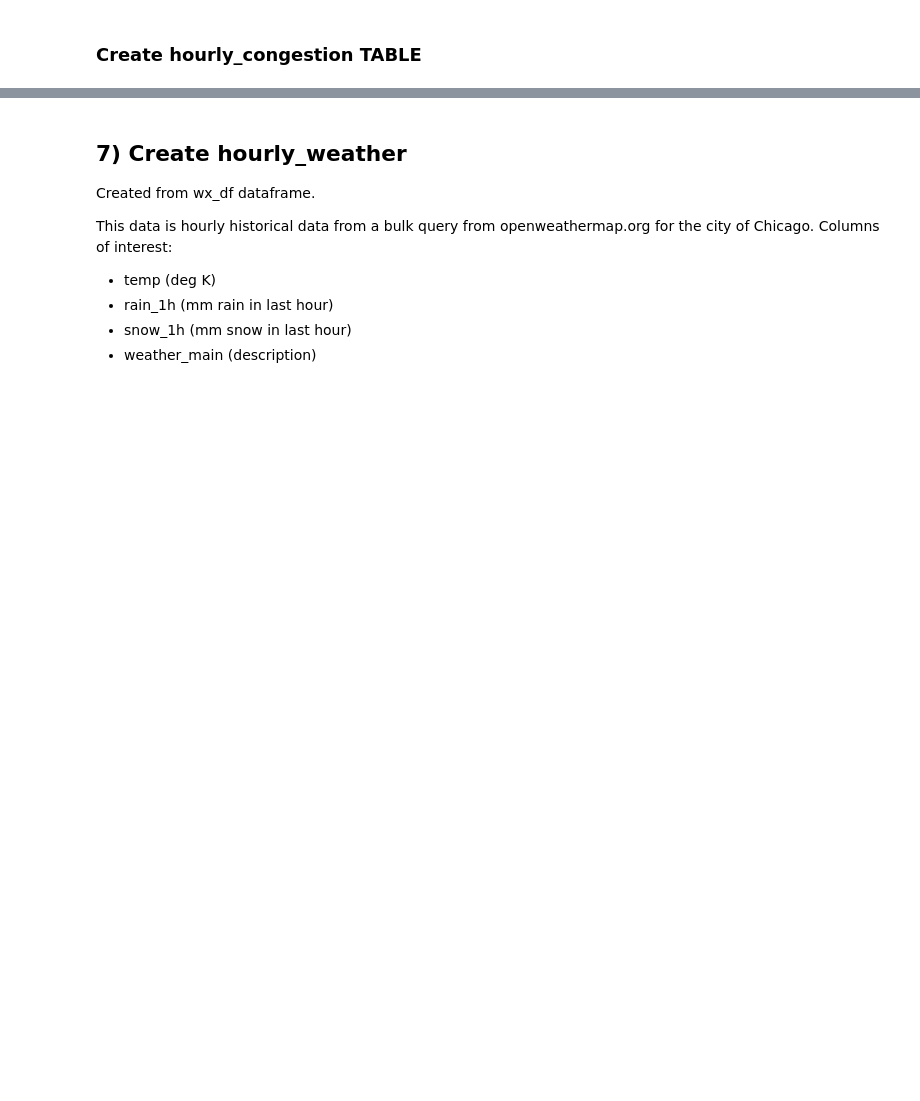
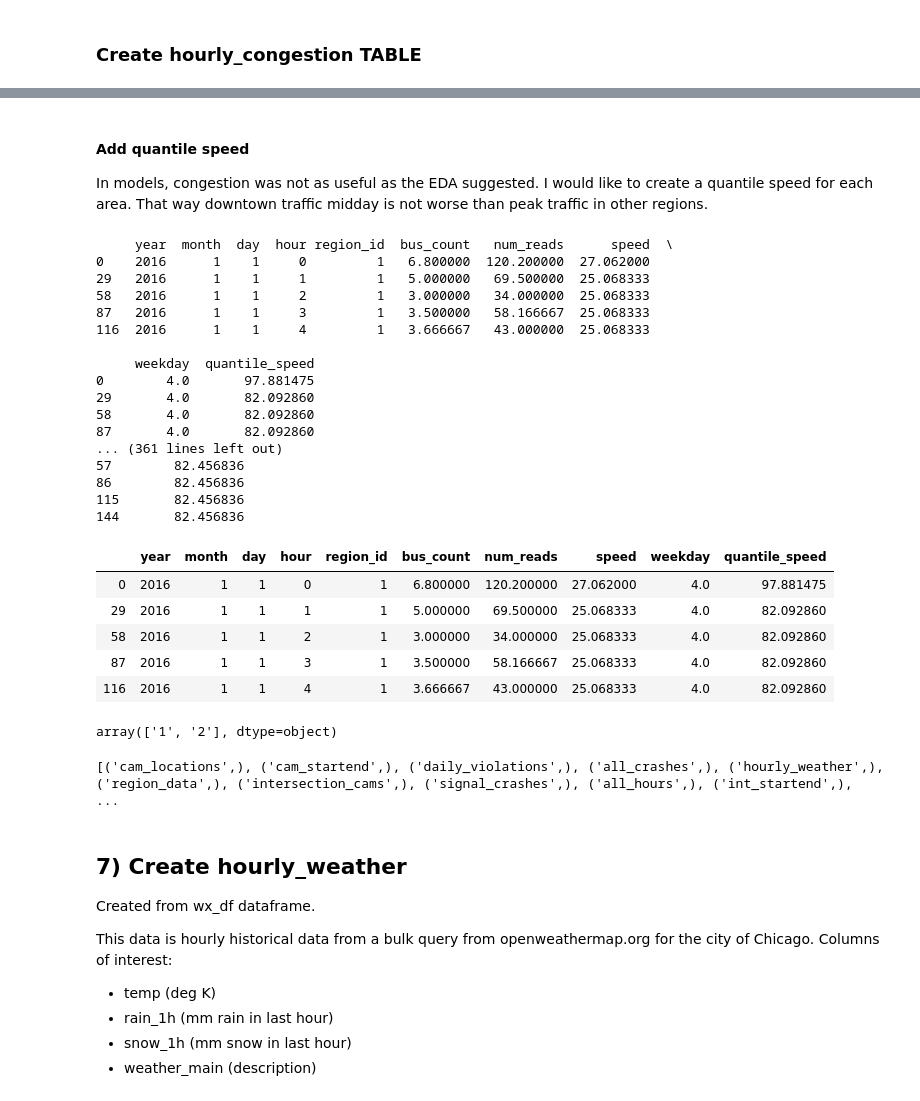
Before and after one commit to sciencelee/chicago-red-light-cameras, a Jupyter notebook: 01-build-db.ipynb, the cells around one changed output, grey strips where cells are left out. Cells and saved outputs as stored; diff of their text form; code cells hidden in the pictures; blank space fills up the shorter version.

Commit message:
cleaned up EDA and added congestion to hourly_congestion table

```diff
--- a/01-build-db.ipynb
+++ b/01-build-db.ipynb
@@ -1154,3 +1154,65 @@ make_table(all_traffic, 'hourly_congestion', c, conn)
+# %% [markdown]
+#### Add quantile speed
+In models, congestion was not as useful as the EDA suggested.  I would like to create a quantile speed for each area.  That way downtown traffic midday is not worse than peak traffic in other regions.
+# %%
+import timeit
+
+# This is slow!  Original speed took about 0.01s per iteration!  (200 minutes!!!!)
+# used dictionary of smaller dfs and looked up inside lambda function (0.003 per iteration) (60 minutes!!!)
+
+# split into 29 dfs, cycle perform lambda on each (no need for df.apply x, could do series.apply) (2 minutes...)
+
+def quant_speed(speed, df):
+    # returns a percentile speed for the region
+    quant = percentileofscore(df['speed'], speed)
+    return quant
+
+
+new_df = pd.DataFrame(columns=all_traffic.columns)
+new_df['quantile_speed'] = None
+
+for i in all_traffic.region_id.unique():
+    df = all_traffic[all_traffic['region_id'] == str(i)]
+    df['quantile_speed'] = df['speed'].apply(lambda x: quant_speed(x, df))
+    new_df = new_df.append(df)
+
+new_df.head()
+# filtering first and pull from dict increased speed by 15x by using dictionary lookup
+# starttime = timeit.default_timer()
+# all_traffic['quantile_speed'] = all_traffic.apply(lambda x: quant_speed(x.speed, x.region_id, df_dict[x.region_id]), axis=1)
+# print("The time difference is :", timeit.default_timer() - starttime)
+# %% [output]
+     year  month  day  hour region_id  bus_count   num_reads      speed  \
+0    2016      1    1     0         1   6.800000  120.200000  27.062000
+29   2016      1    1     1         1   5.000000   69.500000  25.068333
+58   2016      1    1     2         1   3.000000   34.000000  25.068333
+87   2016      1    1     3         1   3.500000   58.166667  25.068333
+116  2016      1    1     4         1   3.666667   43.000000  25.068333
+
+     weekday  quantile_speed
+0        4.0       97.881475
+29       4.0       82.092860
+58       4.0       82.092860
+87       4.0       82.092860
+... (361 lines left out)
+57        82.456836
+86        82.456836
+115       82.456836
+144       82.456836
+|  | year | month | day | hour | region_id | bus_count | num_reads | speed | weekday | quantile_speed |
+| 0 | 2016 | 1 | 1 | 0 | 1 | 6.800000 | 120.200000 | 27.062000 | 4.0 | 97.881475 |
+| 29 | 2016 | 1 | 1 | 1 | 1 | 5.000000 | 69.500000 | 25.068333 | 4.0 | 82.092860 |
+| 58 | 2016 | 1 | 1 | 2 | 1 | 3.000000 | 34.000000 | 25.068333 | 4.0 | 82.092860 |
+| 87 | 2016 | 1 | 1 | 3 | 1 | 3.500000 | 58.166667 | 25.068333 | 4.0 | 82.092860 |
+| 116 | 2016 | 1 | 1 | 4 | 1 | 3.666667 | 43.000000 | 25.068333 | 4.0 | 82.092860 |
+# %%
+new_df.region_id.unique()
+# %% [output]
+array(['1', '2'], dtype=object)
+# %%
+make_table(new_df, 'hourly_congestion', c, conn)
+# %% [output]
+[('cam_locations',), ('cam_startend',), ('daily_violations',), ('all_crashes',), ('hourly_weather',), ('region_data',), ('intersection_cams',), ('signal_crashes',), ('all_hours',), ('int_startend',),  ...
 # %% [markdown]
 ## 7) Create hourly_weather
 Created from wx_df dataframe.
```
Also changed, not shown: parts of 3 cells of this notebook, 1 other file.
